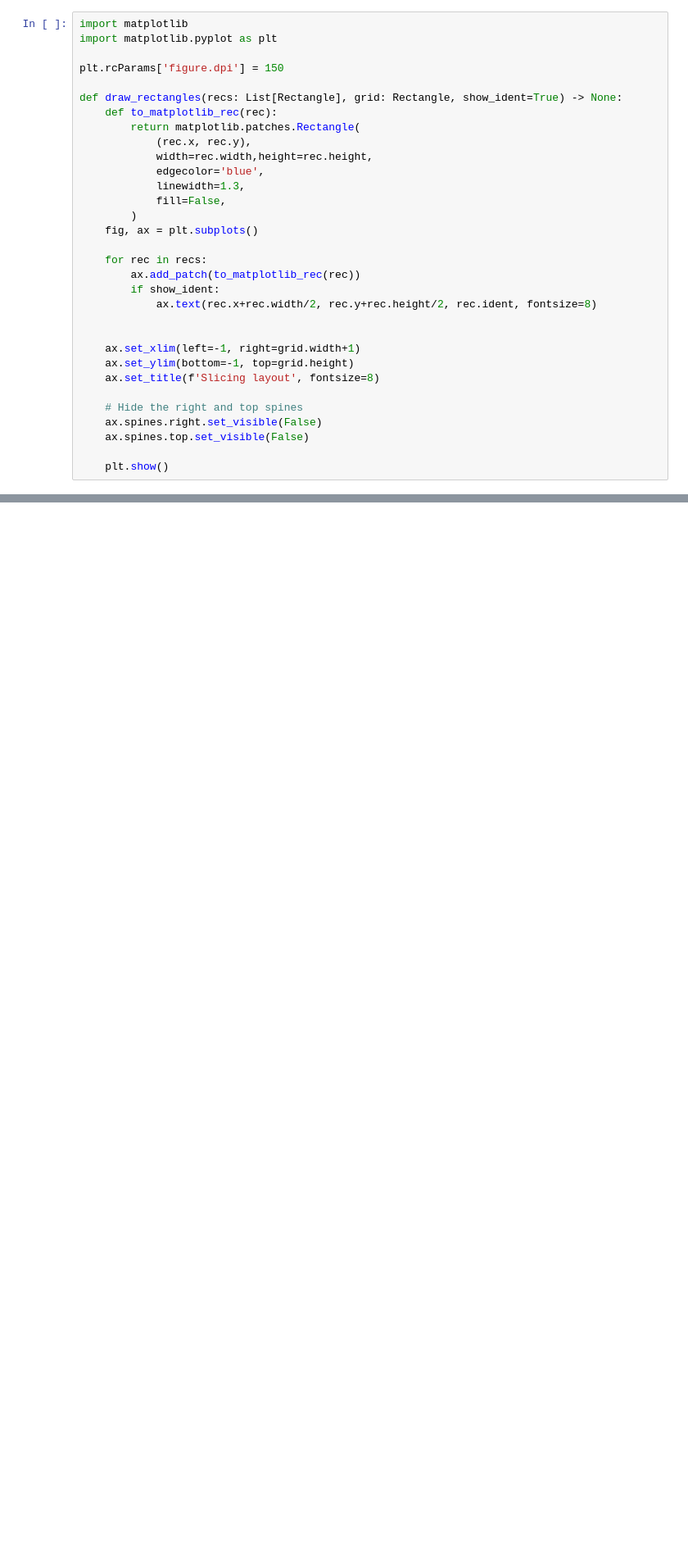
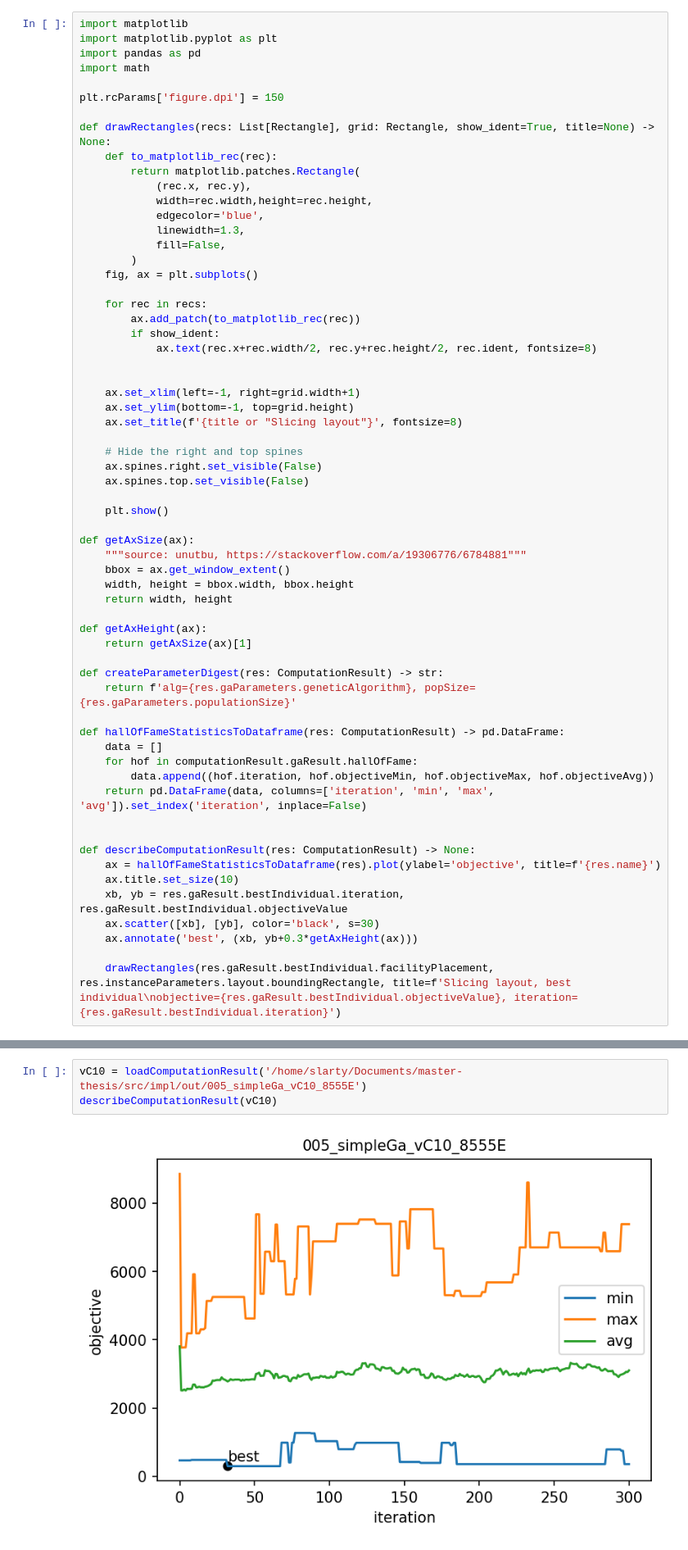
Before and after one commit to TaIos/master-thesis, a Jupyter notebook: src/notebooks/result_processing.ipynb, the cells around one changed output, grey strips where cells are left out. Shown: that part at 82% size. Saved outputs shown, nothing was run; the diff lists cells and outputs as text; blank space fills up the shorter version.

Commit message:
feat: add simple graph output of result

```diff
--- a/src/notebooks/result_processing.ipynb
+++ b/src/notebooks/result_processing.ipynb
@@ -246,10 +241,12 @@ loading: /home/slarty/Documents/master-thesis/src/impl/out/005_simpleGa_vC10_855
 # %%
 import matplotlib
 import matplotlib.pyplot as plt
+import pandas as pd
+import math
 
 plt.rcParams['figure.dpi'] = 150
 
-def draw_rectangles(recs: List[Rectangle], grid: Rectangle, show_ident=True) -> None:
+def drawRectangles(recs: List[Rectangle], grid: Rectangle, show_ident=True, title=None) -> None:
     def to_matplotlib_rec(rec):
         return matplotlib.patches.Rectangle(
             (rec.x, rec.y),
@@ -268,10 +265,38 @@ def draw_rectangles(recs: List[Rectangle], grid: Rectangle, show_ident=True) ->
 
     ax.set_xlim(left=-1, right=grid.width+1)
     ax.set_ylim(bottom=-1, top=grid.height)
-    ax.set_title(f'Slicing layout', fontsize=8)
+    ax.set_title(f'{title or "Slicing layout"}', fontsize=8)
 
     # Hide the right and top spines
     ax.spines.right.set_visible(False)
     ax.spines.top.set_visible(False)
 
     plt.show()
+
+def getAxSize(ax):
+    """source: unutbu, https://stackoverflow.com/a/19306776/6784881"""
+    bbox = ax.get_window_extent()
+    width, height = bbox.width, bbox.height
+    return width, height
+
+def getAxHeight(ax):
+    return getAxSize(ax)[1]
+
+def createParameterDigest(res: ComputationResult) -> str:
+    return f'alg={res.gaParameters.geneticAlgorithm}, popSize={res.gaParameters.populationSize}'
+
+def hallOfFameStatisticsToDataframe(res: ComputationResult) -> pd.DataFrame:
+    data = []
+    for hof in computationResult.gaResult.hallOfFame:
+        data.append((hof.iteration, hof.objectiveMin, hof.objectiveMax, hof.objectiveAvg))
+    return pd.DataFrame(data, columns=['iteration', 'min', 'max', 'avg']).set_index('iteration', inplace=False)
+
+
+def describeComputationResult(res: ComputationResult) -> None:
+    ax = hallOfFameStatisticsToDataframe(res).plot(ylabel='objective', title=f'{res.name}')
+    ax.title.set_size(10)
+    xb, yb = res.gaResult.bestIndividual.iteration, res.gaResult.bestIndividual.objectiveValue
+    ax.scatter([xb], [yb], color='black', s=30)
+    ax.annotate('best', (xb, yb+0.3*getAxHeight(ax)))
+
+    drawRectangles(res.gaResult.bestIndividual.facilityPlacement, res.instanceParameters.layout.boundingRectangle, title=f'Slicing layout, best individual\nobjective={res.gaResult.bestIndividual.objectiveValue}, iteration={res.gaResult.bestIndividual.iteration}')
@@ -277,0 +305,5 @@ def draw_rectangles(recs: List[Rectangle], grid: Rectangle, show_ident=True) ->
+# %%
+vC10 = loadComputationResult('/home/slarty/Documents/master-thesis/src/impl/out/005_simpleGa_vC10_8555E')
+describeComputationResult(vC10)
+# %% [output]
+[figure, added]
```
Also changed, not shown: parts of 5 cells of this notebook.
